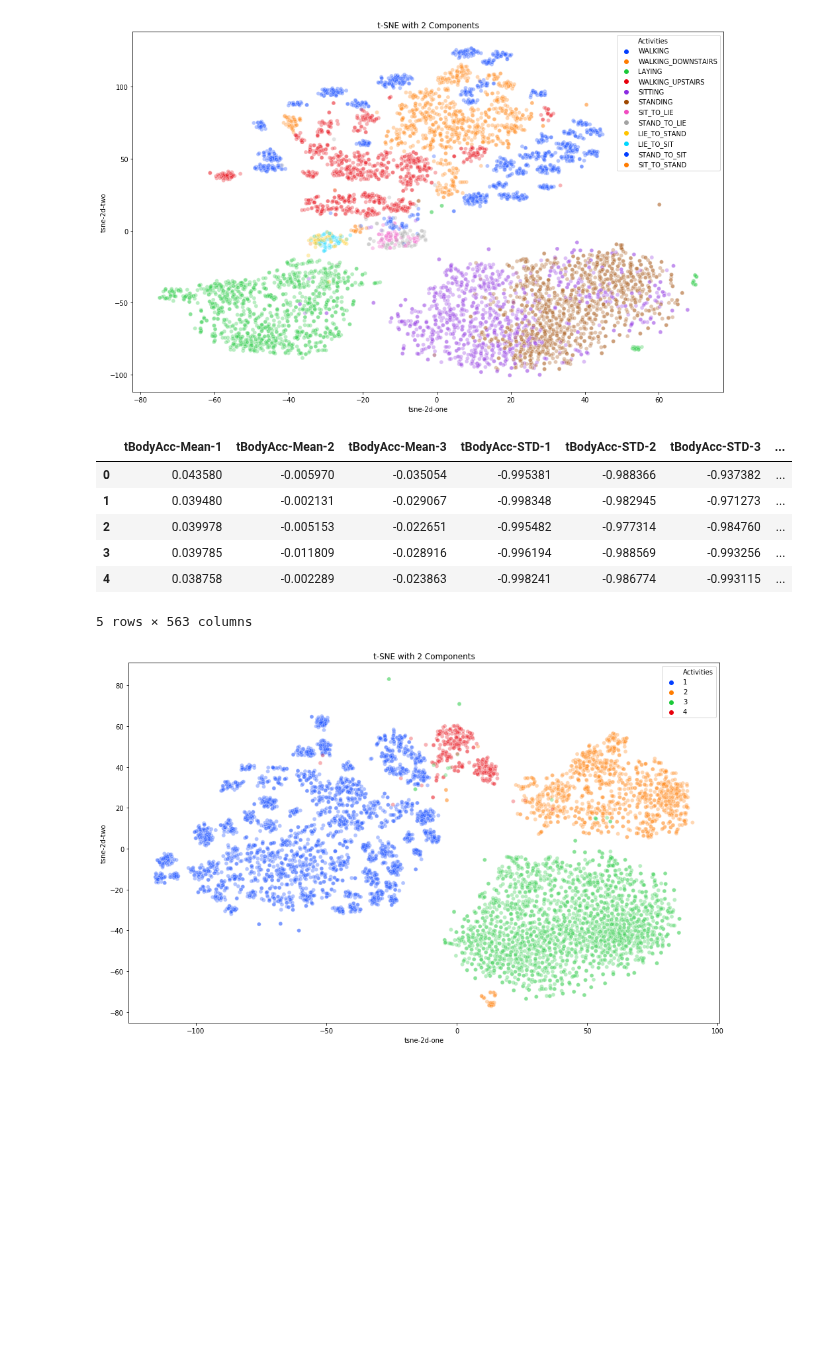
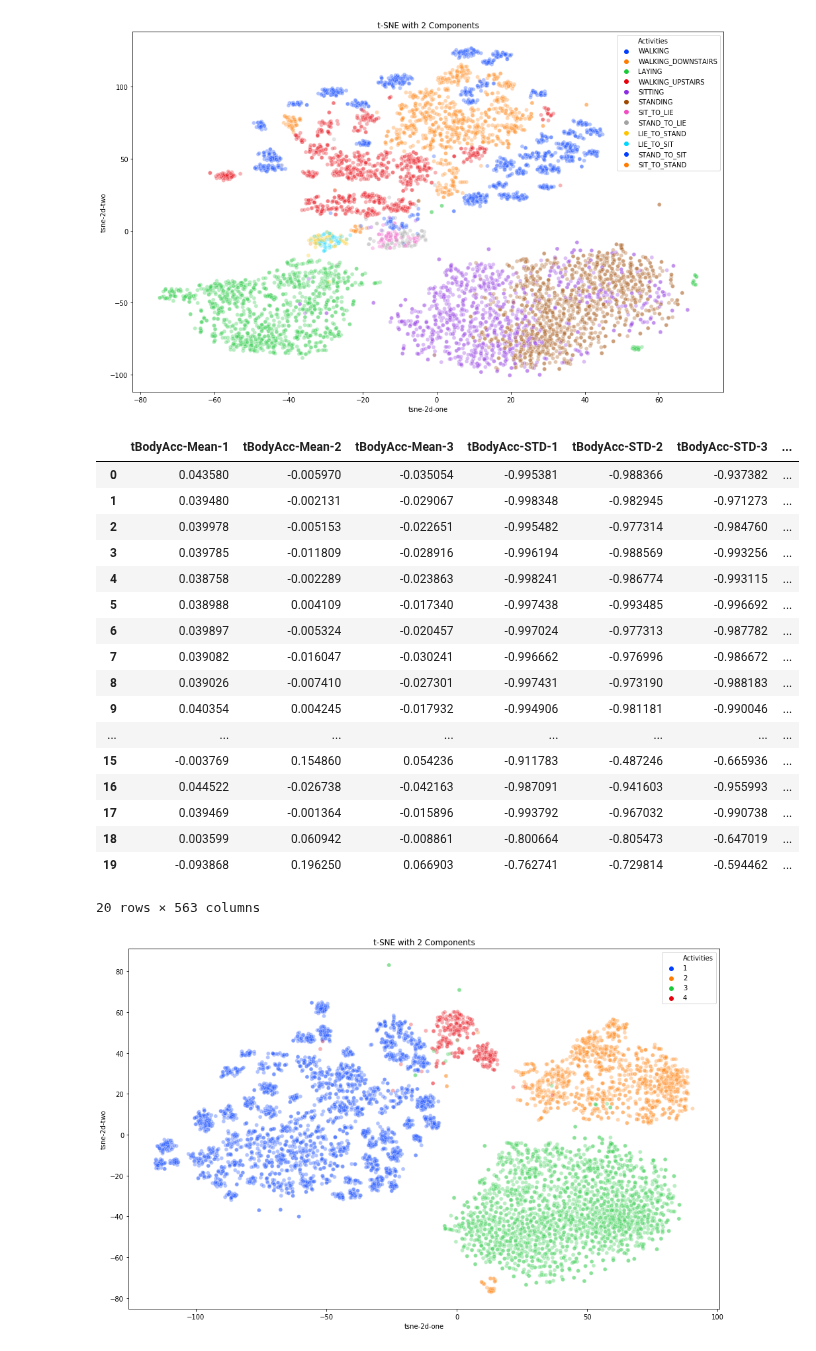
Before and after one commit to zunedz/CS3244-Project, a Jupyter notebook: Grouped-Activities.ipynb, the cells around one changed output. Saved outputs shown, nothing was run; the diff lists cells and outputs as text; code cells hidden in the pictures; blank space fills up the shorter version.

Commit message:
finish grouping acitivites

```diff
--- a/Grouped-Activities.ipynb
+++ b/Grouped-Activities.ipynb
@@ -73,29 +73,40 @@ plt.show()
 # %%
 group_1 = ["WALKING", "WALKING_DOWNSTAIRS", "WALKING_UPSTAIRS"]
 group_2 = ["LAYING"]
 group_3 = ["SITTING", "STANDING"]
 grp = []
 
 def getGroup(activity):
     if activity in  group_1:
         return 1
     elif activity in group_2:
         return 2
     elif activity in group_3:
         return 3
     return 4
 
 train_modified = train.copy()
-train_modified["Activity"] = train["Activity"].map(lambda x: getGroup(x))
-train_modified.head()
+train_modified["Activity"] =train["Activity"].map(lambda x: getGroup(x))
+train_modified.head(20)
 # %% [output]
 |  | tBodyAcc-Mean-1 | tBodyAcc-Mean-2 | tBodyAcc-Mean-3 | tBodyAcc-STD-1 | tBodyAcc-STD-2 | tBodyAcc-STD-3 | ... |
 | 0 | 0.043580 | -0.005970 | -0.035054 | -0.995381 | -0.988366 | -0.937382 | ... |
 | 1 | 0.039480 | -0.002131 | -0.029067 | -0.998348 | -0.982945 | -0.971273 | ... |
 | 2 | 0.039978 | -0.005153 | -0.022651 | -0.995482 | -0.977314 | -0.984760 | ... |
 | 3 | 0.039785 | -0.011809 | -0.028916 | -0.996194 | -0.988569 | -0.993256 | ... |
 | 4 | 0.038758 | -0.002289 | -0.023863 | -0.998241 | -0.986774 | -0.993115 | ... |
+| 5 | 0.038988 | 0.004109 | -0.017340 | -0.997438 | -0.993485 | -0.996692 | ... |
+| 6 | 0.039897 | -0.005324 | -0.020457 | -0.997024 | -0.977313 | -0.987782 | ... |
+| 7 | 0.039082 | -0.016047 | -0.030241 | -0.996662 | -0.976996 | -0.986672 | ... |
+| 8 | 0.039026 | -0.007410 | -0.027301 | -0.997431 | -0.973190 | -0.988183 | ... |
+| 9 | 0.040354 | 0.004245 | -0.017932 | -0.994906 | -0.981181 | -0.990046 | ... |
+| ... | ... | ... | ... | ... | ... | ... | ... |
+| 15 | -0.003769 | 0.154860 | 0.054236 | -0.911783 | -0.487246 | -0.665936 | ... |
+| 16 | 0.044522 | -0.026738 | -0.042163 | -0.987091 | -0.941603 | -0.955993 | ... |
+| 17 | 0.039469 | -0.001364 | -0.015896 | -0.993792 | -0.967032 | -0.990738 | ... |
+| 18 | 0.003599 | 0.060942 | -0.008861 | -0.800664 | -0.805473 | -0.647019 | ... |
+| 19 | -0.093868 | 0.196250 | 0.066903 | -0.762741 | -0.729814 | -0.594462 | ... |
-5 rows × 563 columns
+20 rows × 563 columns
 # %%
 from sklearn.model_selection import train_test_split
 from sklearn.preprocessing import StandardScaler
```
Also changed, not shown: parts of 9 cells of this notebook, 1 other file.
